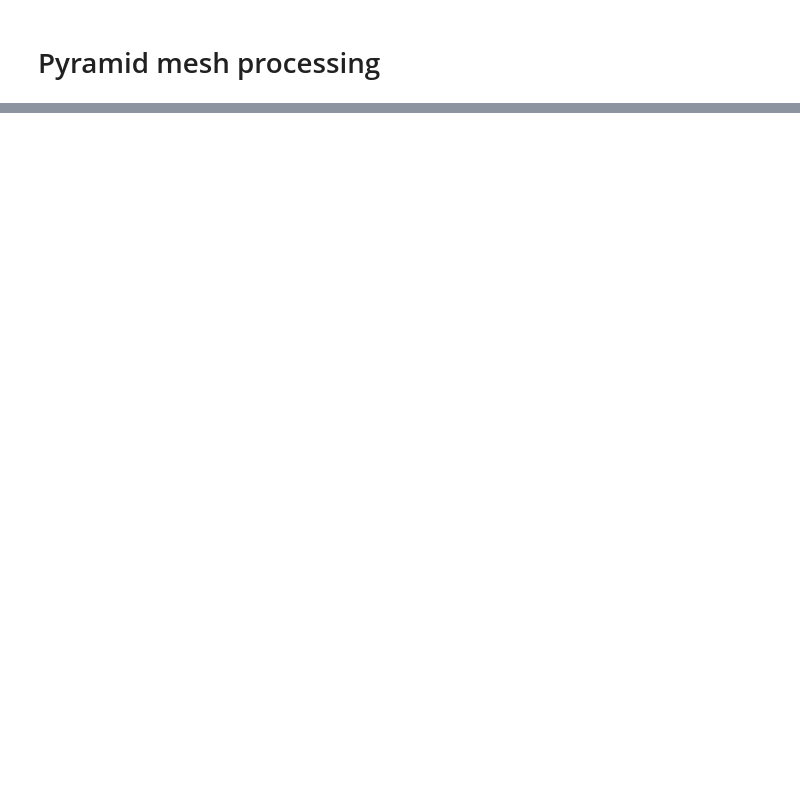
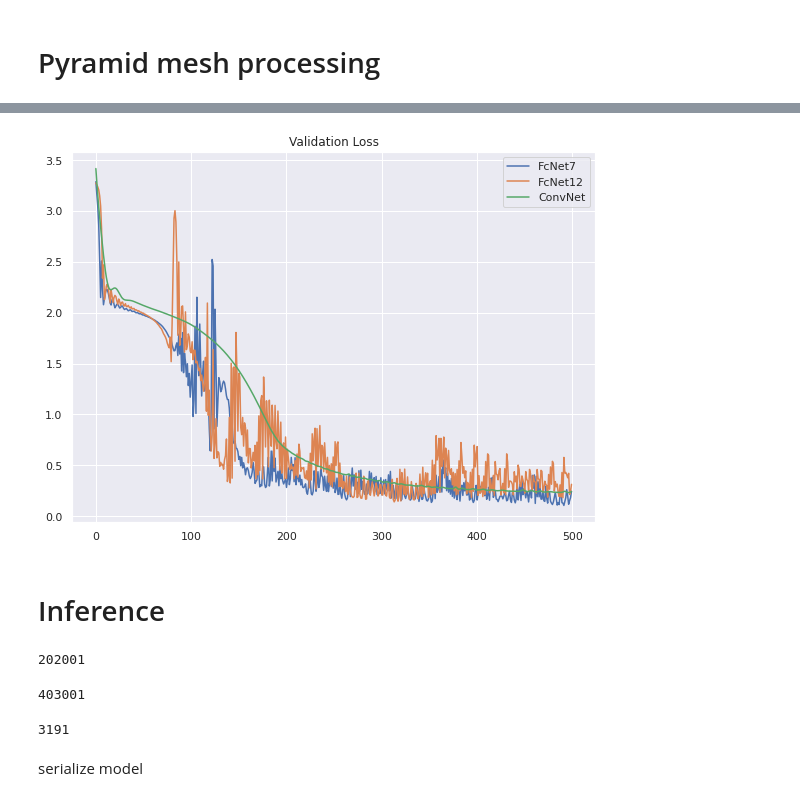
Before and after one commit to sashatr/sdf_playground, a Jupyter notebook: sdf_for_3d.ipynb, the cells around one changed output, grey strips where cells are left out. Saved outputs shown, nothing was run; the diff lists cells and outputs as text; code cells hidden in the pictures; blank space fills up the shorter version.

```diff
--- a/sdf_for_3d.ipynb
+++ b/sdf_for_3d.ipynb
@@ -202,0 +236,31 @@ for epoch in range(num_epochs):
+# %%
+class ConvNet(torch.nn.Module):
+    def __init__(self):
+        super(ConvNet, self).__init__()
+        self.input_layer = Conv1d(3, 10, 1)
+        self.max_pooling_layer = MaxPool1d(1)
+        self.conv_layer = Conv1d(10, 50, 1)
+        self.flatten_layer = Flatten()
+        self.linear_layer = Linear(50, 50)
+        self.output_layer = Linear(50, 1)
+
+    def forward(self, x):
+        if len(x.size()) == 1:
+            n = 1
+
+        else:
+            n = x.size()[0]
+
+        x = x.reshape((n, 3, 1))
+
+        x = F.relu(self.input_layer(x))
+        x = self.max_pooling_layer(x)
+        x = F.relu(self.conv_layer(x))
+        x = self.flatten_layer(x)
+        x = self.linear_layer(x)
+        x = self.output_layer(x)
+        return x
+
+
+cnn = ConvNet()
+cnn
@@ -202,0 +276,2 @@ for epoch in range(num_epochs):
+# %%
+losses['ConvNet']  = train(cnn, train_dl, 500, 100, False, True)
@@ -202,0 +284,23 @@ for epoch in range(num_epochs):
+# %%
+loss_graph(losses, ['FcNet7', 'FcNet12', 'ConvNet'])
+# %% [output]
+[figure, added]
+# %% [markdown]
+# Inference
+# %%
+pytorch_total_params = sum(p.numel() for p in net7.parameters())
+pytorch_total_params
+# %% [output]
+202001
+# %%
+pytorch_total_params = sum(p.numel() for p in net12.parameters())
+pytorch_total_params
+# %% [output]
+403001
+# %%
+pytorch_total_params = sum(p.numel() for p in cnn.parameters())
+pytorch_total_params
+# %% [output]
+3191
+# %% [markdown]
+serialize model
```
Also changed, not shown: parts of 44 cells of this notebook, 7 other files.
